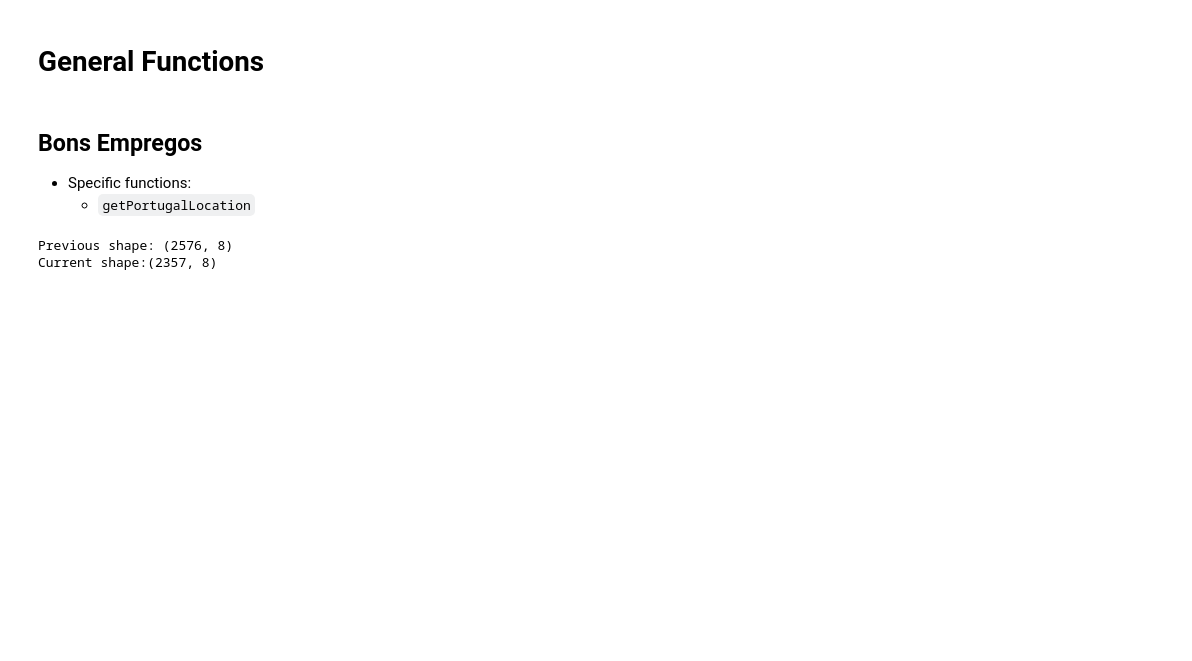
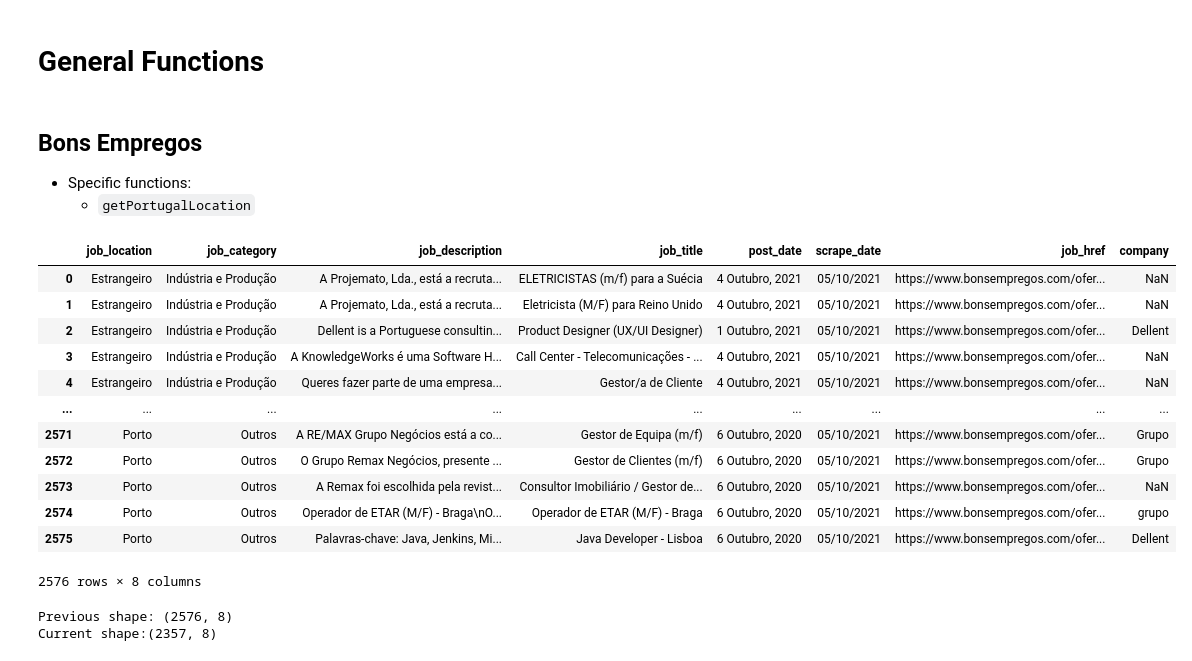
Before and after one commit to gilnribeiro/Work-Project, a Jupyter notebook: Thesis - Code/Data Cleaning/data_cleaning.ipynb, the cells around one changed output. Cells and saved outputs as stored; diff of their text form; code cells hidden in the pictures; blank space fills up the shorter version.

```diff
--- a/Thesis - Code/Data Cleaning/data_cleaning.ipynb
+++ b/Thesis - Code/Data Cleaning/data_cleaning.ipynb
@@ -123,6 +123,22 @@ def getPortugalLocation(dataframe):
     # Get only job offers in Portugal
     dataframe = dataframe.loc[dataframe['job_location'] != 'Estrangeiro'].copy()
     return dataframe
+# %%
+bons_empregos
+# %% [output]
+|  | job_location | job_category | job_description | job_title | post_date | scrape_date | job_href | company |
+| 0 | Estrangeiro | Indústria e Produção | A Projemato, Lda., está a recruta... | ELETRICISTAS (m/f) para a Suécia | 4 Outubro, 2021 | 05/10/2021 | https://www.bonsempregos.com/ofer... | NaN |
+| 1 | Estrangeiro | Indústria e Produção | A Projemato, Lda., está a recruta... | Eletricista (M/F) para Reino Unido | 4 Outubro, 2021 | 05/10/2021 | https://www.bonsempregos.com/ofer... | NaN |
+| 2 | Estrangeiro | Indústria e Produção | Dellent is a Portuguese consultin... | Product Designer (UX/UI Designer) | 1 Outubro, 2021 | 05/10/2021 | https://www.bonsempregos.com/ofer... | Dellent |
+| 3 | Estrangeiro | Indústria e Produção | A KnowledgeWorks é uma Software H... | Call Center - Telecomunicações - ... | 4 Outubro, 2021 | 05/10/2021 | https://www.bonsempregos.com/ofer... | NaN |
+| 4 | Estrangeiro | Indústria e Produção | Queres fazer parte de uma empresa... | Gestor/a de Cliente | 4 Outubro, 2021 | 05/10/2021 | https://www.bonsempregos.com/ofer... | NaN |
+| ... | ... | ... | ... | ... | ... | ... | ... | ... |
+| 2571 | Porto | Outros | A RE/MAX Grupo Negócios está a co... | Gestor de Equipa (m/f) | 6 Outubro, 2020 | 05/10/2021 | https://www.bonsempregos.com/ofer... | Grupo |
+| 2572 | Porto | Outros | O Grupo Remax Negócios, presente ... | Gestor de Clientes (m/f) | 6 Outubro, 2020 | 05/10/2021 | https://www.bonsempregos.com/ofer... | Grupo |
+| 2573 | Porto | Outros | A Remax foi escolhida pela revist... | Consultor Imobiliário / Gestor de... | 6 Outubro, 2020 | 05/10/2021 | https://www.bonsempregos.com/ofer... | NaN |
+| 2574 | Porto | Outros | Operador de ETAR (M/F) - Braga\nO... | Operador de ETAR (M/F) - Braga | 6 Outubro, 2020 | 05/10/2021 | https://www.bonsempregos.com/ofer... | grupo |
+| 2575 | Porto | Outros | Palavras-chave: Java, Jenkins, Mi... | Java Developer - Lisboa | 6 Outubro, 2020 | 05/10/2021 | https://www.bonsempregos.com/ofer... | Dellent |
+2576 rows × 8 columns
 # %%
 bons_empregos_clean = (bons_empregos.
                     pipe(copy_df).
```
Also changed, not shown: parts of 25 cells of this notebook.
